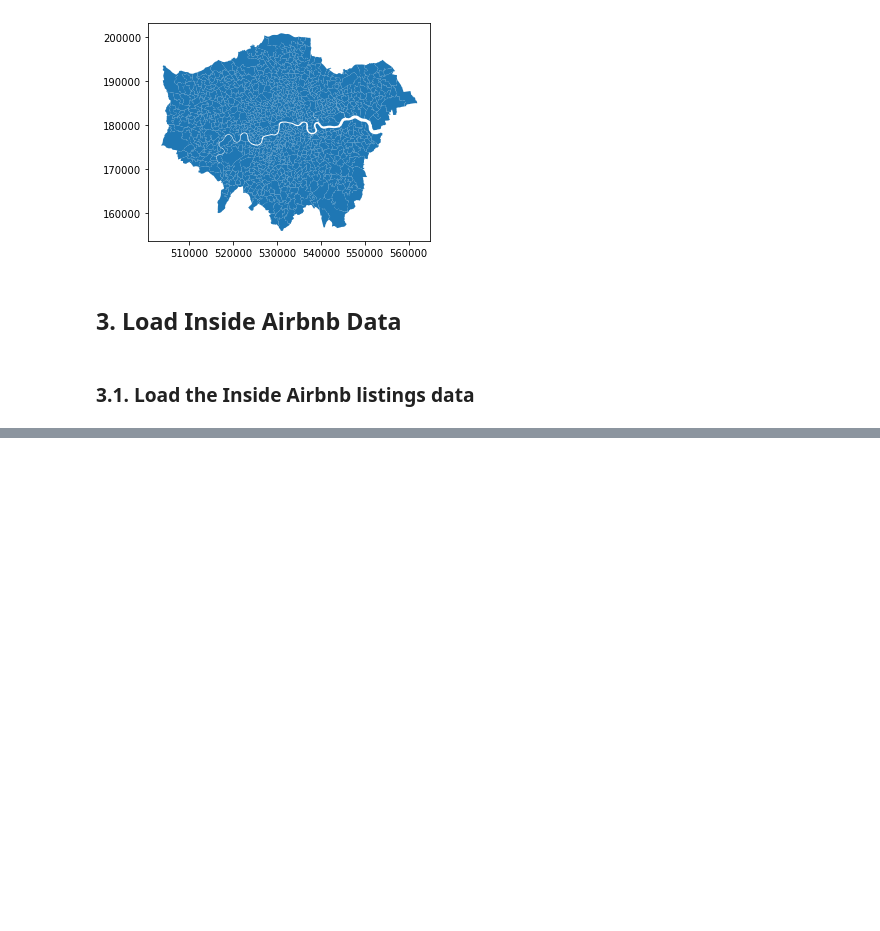
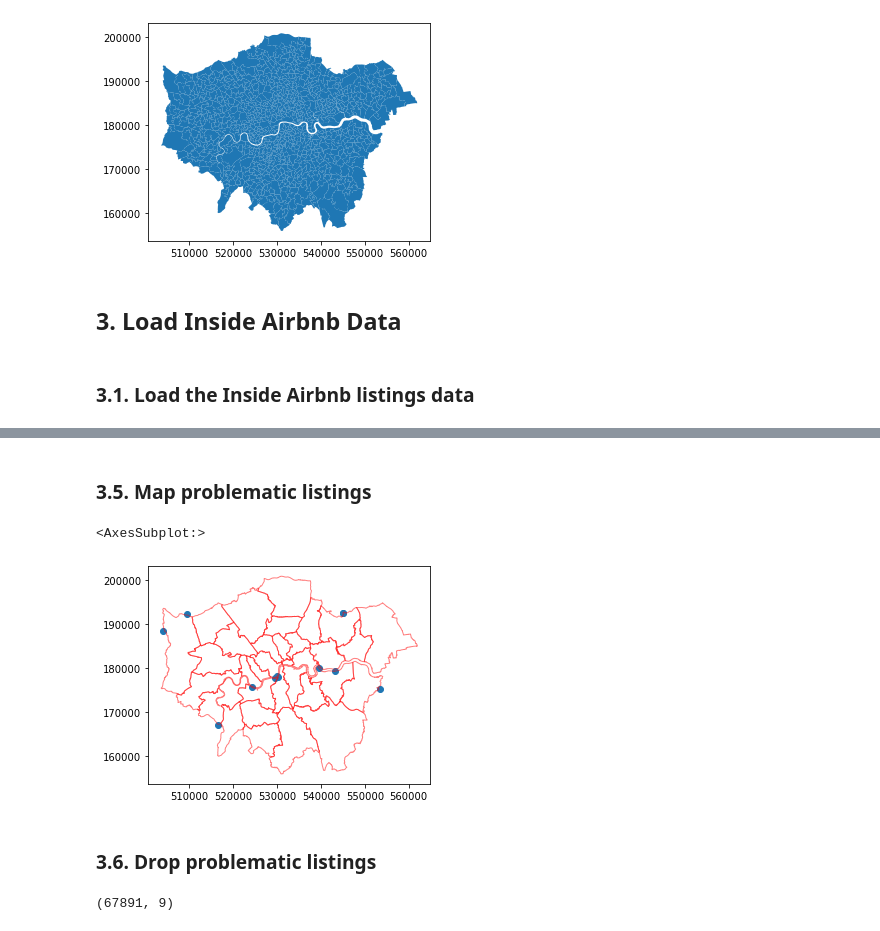
Before and after one commit to joeylizh/i2p, a Jupyter notebook: assessments/coursework3/Assessment_3_Reproducible_Analysis.ipynb, the cells around one changed output, grey strips where cells are left out. Cells and saved outputs as stored; diff of their text form; code cells hidden in the pictures; blank space fills up the shorter version.

```diff
--- a/assessments/coursework3/Assessment_3_Reproducible_Analysis.ipynb
+++ b/assessments/coursework3/Assessment_3_Reproducible_Analysis.ipynb
@@ -74,0 +105,7 @@ df_inairbnb = pd.read_csv(os.path.join('data','raw','2020-08-24-listings.csv.gz'
+# %%
+# clean the data
+
+df_airbnb['price'] = df_airbnb.price.astype(float)
+df_airbnb.drop(df_airbnb[((df_airbnb.latitude.isna())|(df_airbnb.longitude.isna()))].index, axis=0, inplace=True)
+df_airbnb.drop(df_airbnb[((df_airbnb.latitude < 40)|(df_airbnb.longitude > 1))].index, axis=0, inplace=True)
+print(df_airbnb.shape)
@@ -77,3 +116,4 @@ df_inairbnb = pd.read_csv(os.path.join('data','raw','2020-08-24-listings.csv.gz'
 # %%
-gdf = gpd.GeoDataFrame(df, geometry=gpd.points_from_xy(df.longitude, df.latitude, crs='epsg:4326'))
-gdf = gdf.to_crs('epsg:27700')
+gdf_airbnb = gpd.GeoDataFrame(df_airbnb, geometry=gpd.points_from_xy(df_airbnb.longitude, df_airbnb.latitude,
+                                                       crs='epsg:4326'))
+gdf_airbnb = gdf_airbnb.to_crs('epsg:27700')
@@ -79,0 +123,3 @@ gdf = gdf.to_crs('epsg:27700')
+# %%
+gdf_la = gpd.sjoin(gdf_airbnb, boros, op='within', how='left')
+print(gdf_la.columns.values)
@@ -79,0 +140,3 @@ gdf = gdf.to_crs('epsg:27700')
+# %%
+gdf_la.drop(columns=['index_right','HECTARES','NONLD_AREA','ONS_INNER'], inplace=True)
+gdf_la.NAME.unique()
@@ -79,0 +152,15 @@ gdf = gdf.to_crs('epsg:27700')
+# %% [markdown]
+### 3.5. Map problematic listings
+# %%
+ax = gdf_la[gdf_la.NAME.isna()].plot()
+boros.plot(ax=ax, edgecolor='r', facecolor='None', alpha=0.5)
+# %% [output]
+<AxesSubplot:>
+[figure, added]
+# %% [markdown]
+### 3.6. Drop problematic listings
+# %%
+gdf_la.drop(index=gdf_airbnb[gdf_la.NAME.isna()].index, axis=1, inplace=True)
+print(gdf_la.shape)
+# %% [output]
+(67891, 9)
```
Also changed, not shown: parts of 14 cells of this notebook, 1 other file.
